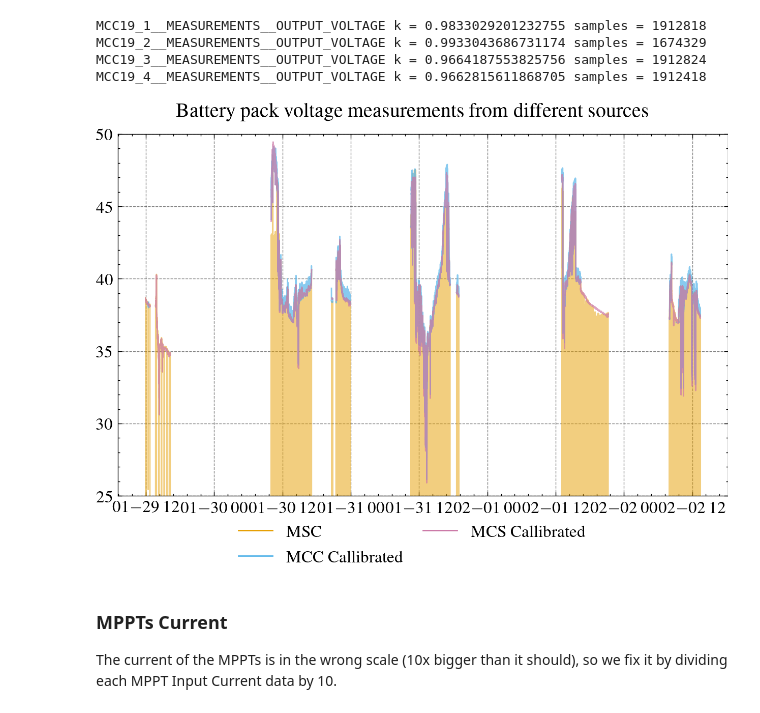
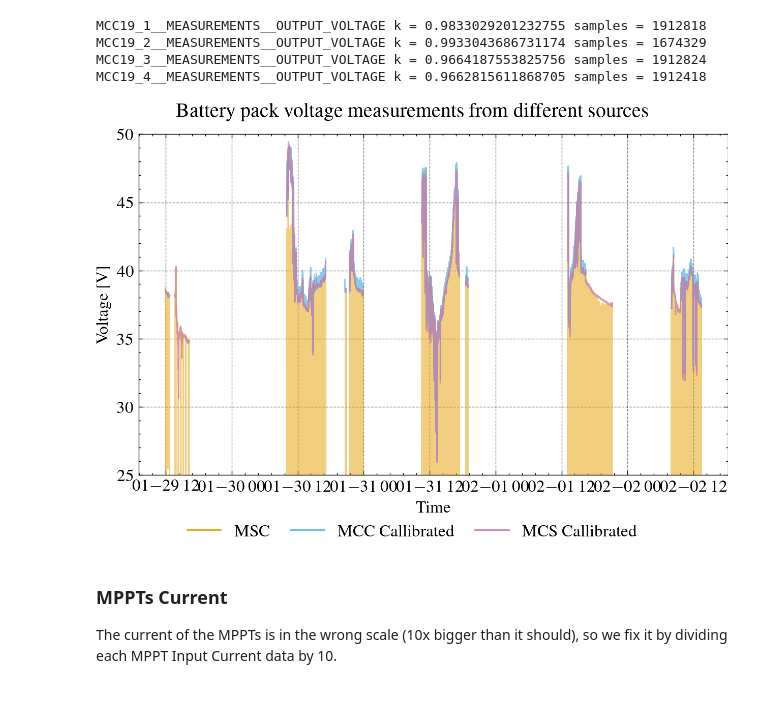
Before and after one commit to joaoantoniocardoso/solarboat_simulator, a Jupyter notebook: data_process/transformation.ipynb, the cells around one changed output. Cells and saved outputs as stored; diff of their text form; code cells hidden in the pictures.

```diff
--- a/data_process/transformation.ipynb
+++ b/data_process/transformation.ipynb
@@ -1218,35 +1218,37 @@ plt.plot(
     df.index,
     df[system_data["Battery Pack Voltage (MSC)"]],
     linestyle="solid",
     alpha=0.5,
     label="MSC",
 )
 plt.plot(
     df.index,
     df[system_data["MPPT Output Voltage"]].median(
         axis=1, skipna=False, numeric_only=True
     ),
     linestyle="solid",
     alpha=0.7,
     label="MCC Callibrated",
 )
 plt.plot(
     df.index,
     df[system_data["Battery Pack Voltage"]],
     linestyle="solid",
     alpha=0.7,
     label="MCS Callibrated",
 )
+plt.ylabel('Voltage [V]')
+plt.xlabel('Time')
 plt.ylim([25, 50])
 fig_save_and_show(
     filename=f"{latex_img_path}/dataset_battery_voltage_from_different_sources.pdf",
     show_title="Battery pack voltage measurements from different sources",
     save_title="Medições da tensão do banco de baterias de diferentes fontes",
     fig=fig,
-    ncols=2,
+    ncols=3,
 )
 # %% [output]
-[figure, old version]
+[figure, new version]
 # %% [markdown]
 ### MPPTs Current
 
```
Also changed, not shown: parts of 1 cell of this notebook.
